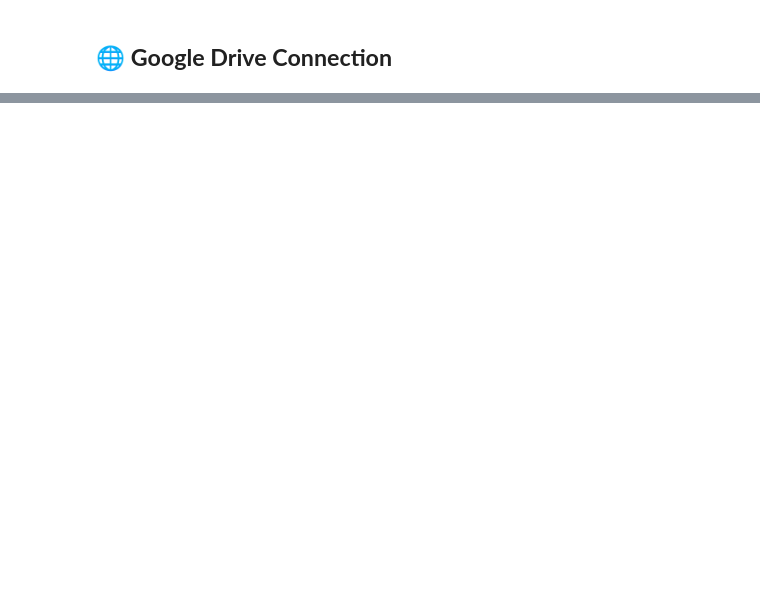
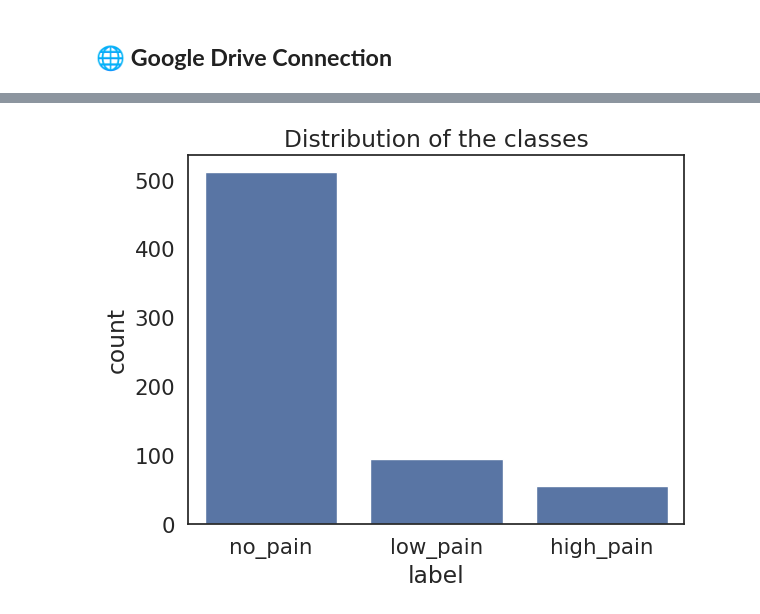
Before and after one commit to recognita/EIM-for-Muscle-Construction-Detection, a Jupyter notebook: challenge1.ipynb, the cells around one changed output, grey strips where cells are left out. Cells and saved outputs as stored; diff of their text form; code cells hidden in the pictures; blank space fills up the shorter version.

```diff
--- a/challenge1.ipynb
+++ b/challenge1.ipynb
@@ -443,0 +149,13 @@ preds_df.to_csv(f"{output_paths['checkpoints']}/{model_name}_test_predictions.cs
+# %%
+# Load the dataset from a CSV file
+dataset_train = pd.read_csv('pirate_pain_train.csv')
+dataset_labels = pd.read_csv('pirate_pain_train_labels.csv')
+dataset_test = pd.read_csv('pirate_pain_test.csv')
+
+# Print the shape of the dataset
+print(f"Dataset shape: {dataset_train.shape}")
+print(f"Dataset shape: {dataset_labels.shape}")
+
+# Display the first few rows of the dataset
+dataset_train.head()
+#661 is the number of people
@@ -443,0 +241,9 @@ preds_df.to_csv(f"{output_paths['checkpoints']}/{model_name}_test_predictions.cs
+# %%
+
+
+
+sns.countplot(data=dataset_labels, x='label')
+plt.title('Distribution of the classes')
+plt.show()
+# %% [output]
+[figure, added]
```
Also changed, not shown: parts of 79 cells of this notebook.
